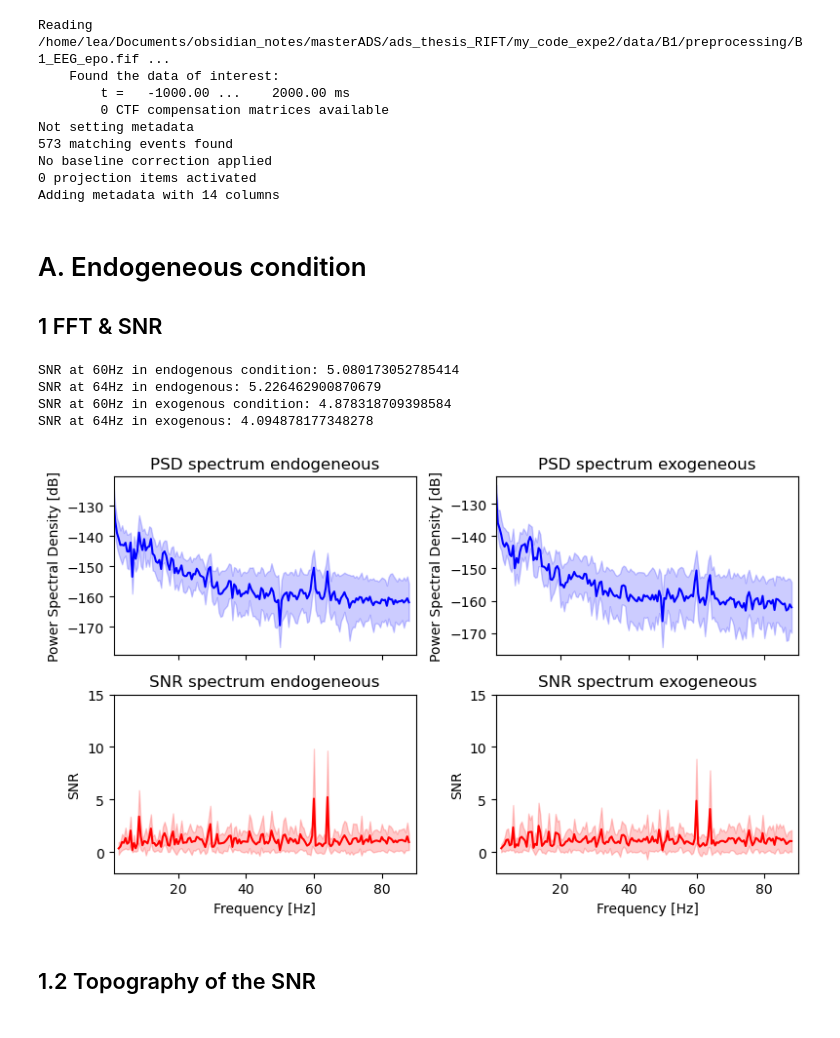
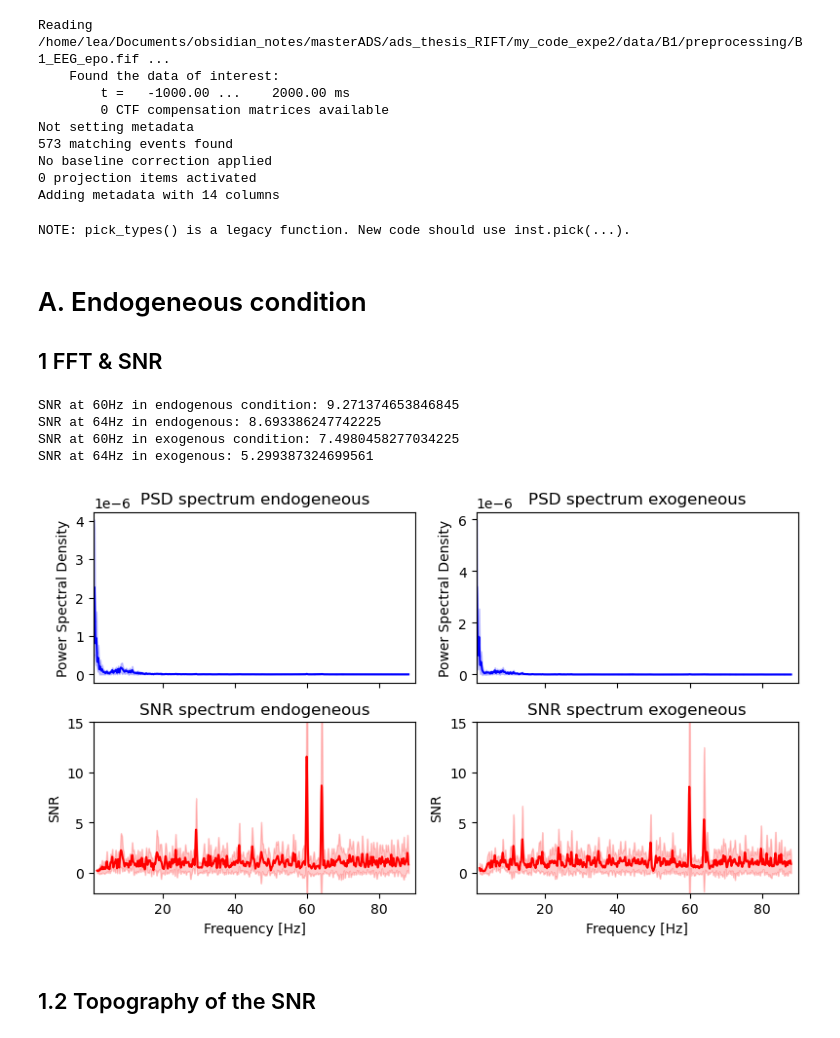
Before and after one commit to LpZamora/RIFT_thesis_expe2, a Jupyter notebook: 2_analysis_B1_example.ipynb, the cells around one changed output. Cells and saved outputs as stored; diff of their text form; code cells hidden in the pictures.

```diff
--- a/2_analysis_B1_example.ipynb
+++ b/2_analysis_B1_example.ipynb
@@ -63,6 +63,10 @@ Adding metadata with 14 columns
 # %%
 # Keep only trials where there was no target
 epochs = epochs['targets_binary==0']
+#Only keep EEG channels
+epochs = epochs.pick_types(eeg=True)
+# %% [output]
+NOTE: pick_types() is a legacy function. New code should use inst.pick(...).
 # %% [markdown]
 # A. Endogeneous condition
 ## 1 FFT & SNR
@@ -91,33 +95,8 @@ fmin = 1.0
 fmax = 90
 
 # Spectrum of the signal averaged over trials
-spectrum_endo = epochs_endo.copy().average().compute_psd(
-    "welch",
-    n_fft=int(sfreq * (tmax - tmin)),
-    n_overlap=0,
-    n_per_seg=None,
-    tmin=tmin,
-    tmax=tmax,
-    fmin=fmin,
-    fmax=fmax,
-    window="hamming",
-    verbose=False,
-)
-psds_endo, freqs_psd = spectrum_endo.get_data(return_freqs=True)
-spectrum_exo = epochs_exo.copy().average().compute_psd(
-    "welch",
-    n_fft=int(sfreq * (tmax - tmin)),
-    n_overlap=0,
-    n_per_seg=None,
-    tmin=tmin,
-    tmax=tmax,
-    fmin=fmin,
-    fmax=fmax,
-    window="hamming",
-    verbose=False,
-)
-psds_exo, freqs_psd = spectrum_exo.get_data(return_freqs=True)
-
+freqs_psd, psds_endo = ssvep_amplitudes(epochs_endo, epochs.info['ch_names'], tmin, tmax)
+freqs_psd, psds_exo = ssvep_amplitudes(epochs_exo, epochs.info['ch_names'], tmin, tmax)
 
 # Get bins to exlude from regularization (close neighbors ±0.5Hz)
 bin_size = np.diff(freqs_psd)[0]
@@ -135,22 +114,21 @@ freq_range = range(
     np.where(np.floor(freqs_psd) == 1.0)[0][0], np.where(np.ceil(freqs_psd) == fmax - 1)[0][0]
 )
 
-psds_plot = 10 * np.log10(psds_endo)
-psds_mean = psds_plot.mean(axis=(0))[freq_range]
-psds_std = psds_plot.std(axis=(0))[freq_range]
+psds_mean = psds_endo.mean(axis=(0))[freq_range]
+psds_std = psds_endo.std(axis=(0))[freq_range]
 axes[0,0].plot(freqs_psd[freq_range], psds_mean, color="b")
 axes[0,0].fill_between(
     freqs_psd[freq_range], psds_mean - psds_std, psds_mean + psds_std, color="b", alpha=0.2
 )
-axes[0,0].set(title="PSD spectrum endogeneous", ylabel="Power Spectral Density [dB]")
-psds_plot = 10 * np.log10(psds_exo)
-psds_mean = psds_plot.mean(axis=(0))[freq_range]
-psds_std = psds_plot.std(axis=(0))[freq_range]
+axes[0,0].set(title="PSD spectrum endogeneous", ylabel="Power Spectral Density")
+
+psds_mean = psds_exo.mean(axis=(0))[freq_range]
+psds_std = psds_exo.std(axis=(0))[freq_range]
 axes[0,1].plot(freqs_psd[freq_range], psds_mean, color="b")
 axes[0,1].fill_between(
     freqs_psd[freq_range], psds_mean - psds_std, psds_mean + psds_std, color="b", alpha=0.2
 )
-axes[0,1].set(title="PSD spectrum exogeneous", ylabel="Power Spectral Density [dB]")
+axes[0,1].set(title="PSD spectrum exogeneous", ylabel="Power Spectral Density")
 
 # SNR spectrum
 snr_mean = snrs_endo.mean(axis=(0))[freq_range]
@@ -175,38 +153,38 @@ axes[1,1].fill_between(
     freqs_psd[freq_range], snr_mean - snr_std, snr_mean + snr_std, color="r", alpha=0.2
 )
 axes[1,1].set(
     title="SNR spectrum exogeneous",
     xlabel="Frequency [Hz]",
     ylabel="SNR",
     ylim=[-2, 15],
     xlim=[fmin, fmax],
 )
 plt.tight_layout()
 fig.show()
 
 # Extract SNR values at the stimulation frequency
 stim_freq1 = 60
 stim_freq2 = 64
 
 # find index of frequency bin closest to stimulation frequency
 i_bin_1 = np.argmin(abs(freqs_psd - stim_freq1))
 i_bin_2 = np.argmin(abs(freqs_psd - stim_freq2))
 
 # Apply the subset
 snrs_target1_endo = snrs_endo[:, i_bin_1]
 snrs_target2_endo = snrs_endo[:, i_bin_2]
 print(f'SNR at {stim_freq1}Hz in endogenous condition: {snrs_target1_endo.mean()}')
 print(f'SNR at {stim_freq2}Hz in endogenous: {snrs_target2_endo.mean()}')
 snrs_target1_exo = snrs_exo[:, i_bin_1]
 snrs_target2_exo = snrs_exo[:, i_bin_2]
 print(f'SNR at {stim_freq1}Hz in exogenous condition: {snrs_target1_exo.mean()}')
 print(f'SNR at {stim_freq2}Hz in exogenous: {snrs_target2_exo.mean()}')
 # %% [output]
-SNR at 60Hz in endogenous condition: 5.080173052785414
-SNR at 64Hz in endogenous: 5.226462900870679
-SNR at 60Hz in exogenous condition: 4.878318709398584
-SNR at 64Hz in exogenous: 4.094878177348278
+SNR at 60Hz in endogenous condition: 9.271374653846845
+SNR at 64Hz in endogenous: 8.693386247742225
+SNR at 60Hz in exogenous condition: 7.4980458277034225
+SNR at 64Hz in exogenous: 5.299387324699561
-[figure, old version]
+[figure, new version]
 # %% [markdown]
 ## 1.2 Topography of the SNR
 # %%
```
Also changed, not shown: parts of 18 cells of this notebook, 21 other files.
